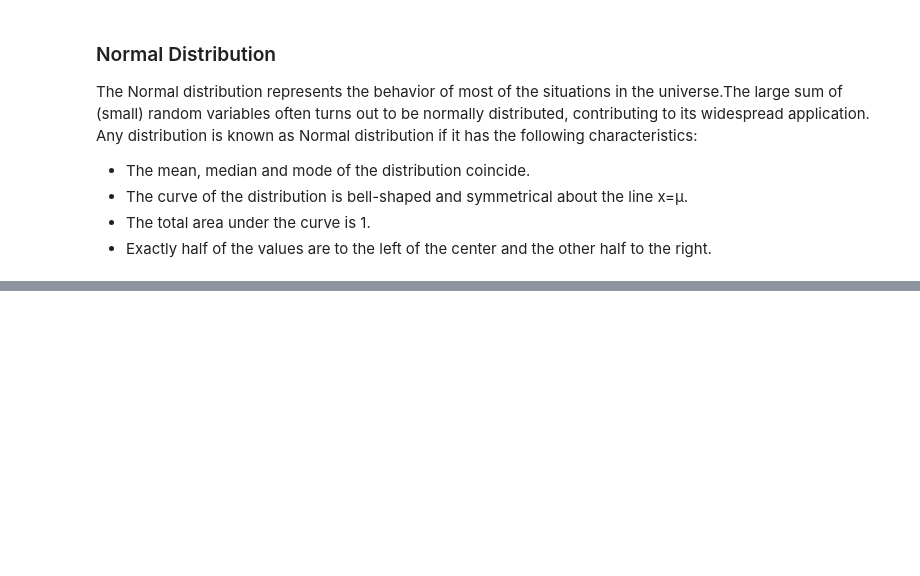
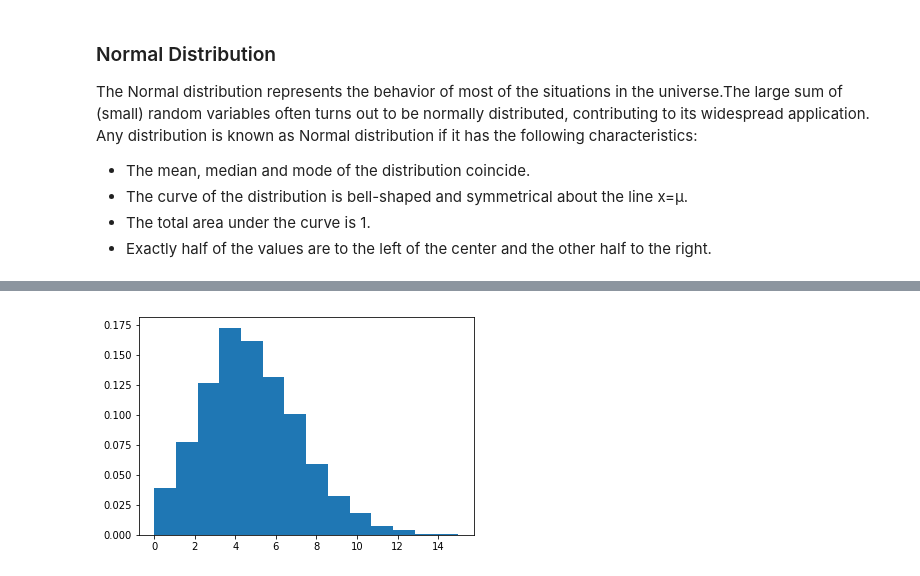
Before and after one commit to RCElucidator7/EmergingTechProject, a Jupyter notebook: Numpy.ipynb, the cells around one changed output, grey strips where cells are left out. Saved outputs shown, nothing was run; the diff lists cells and outputs as text; code cells hidden in the pictures; blank space fills up the shorter version.

```diff
--- a/Numpy.ipynb
+++ b/Numpy.ipynb
@@ -208,0 +251,13 @@ The Normal distribution represents the behavior of most of the situations in the
+# %%
+# Import the numpy and matplotlib package
+import numpy as np
+import matplotlib.pyplot as plt
+
+# Draw sample from the distribution using poisson method
+s = np.random.poisson(5, 10000)
+# %%
+# Plot and show on a histogram graph
+count, bins, ignored = plt.hist(s, 14, density=True)
+plt.show()
+# %% [output]
+[figure, added]
```
Also changed, not shown: parts of 4 cells of this notebook.
